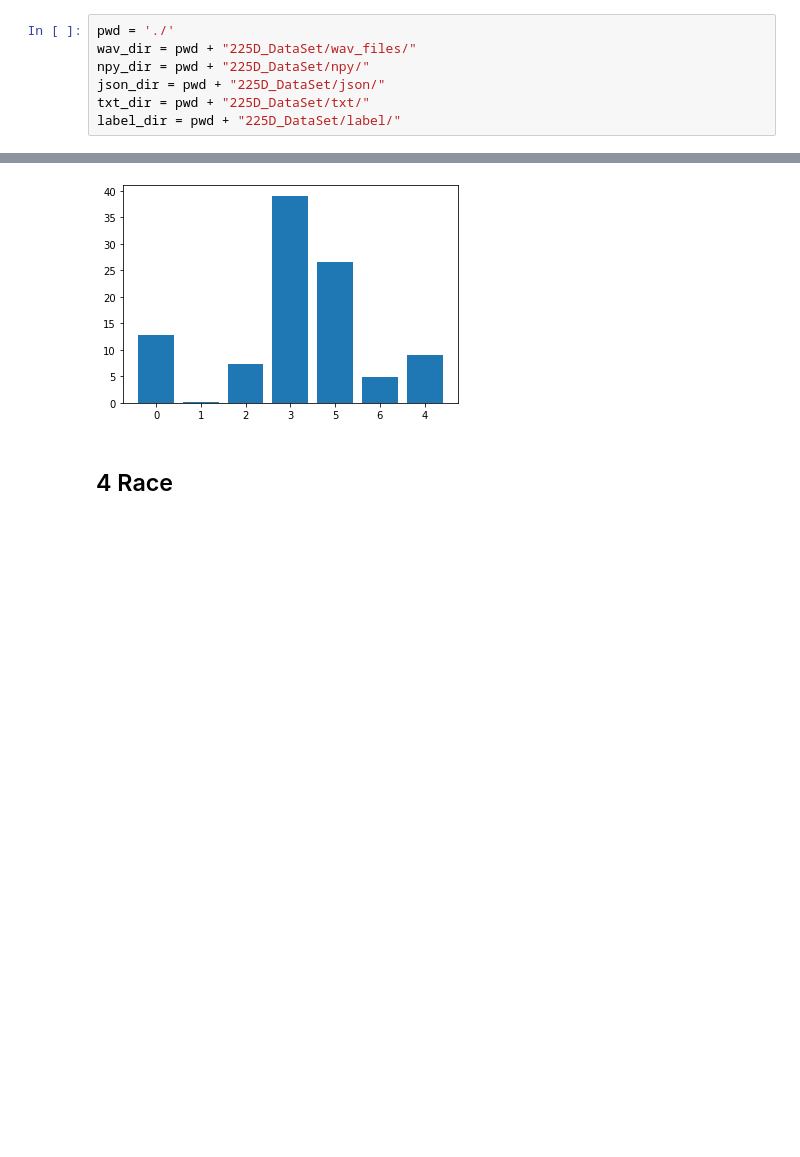
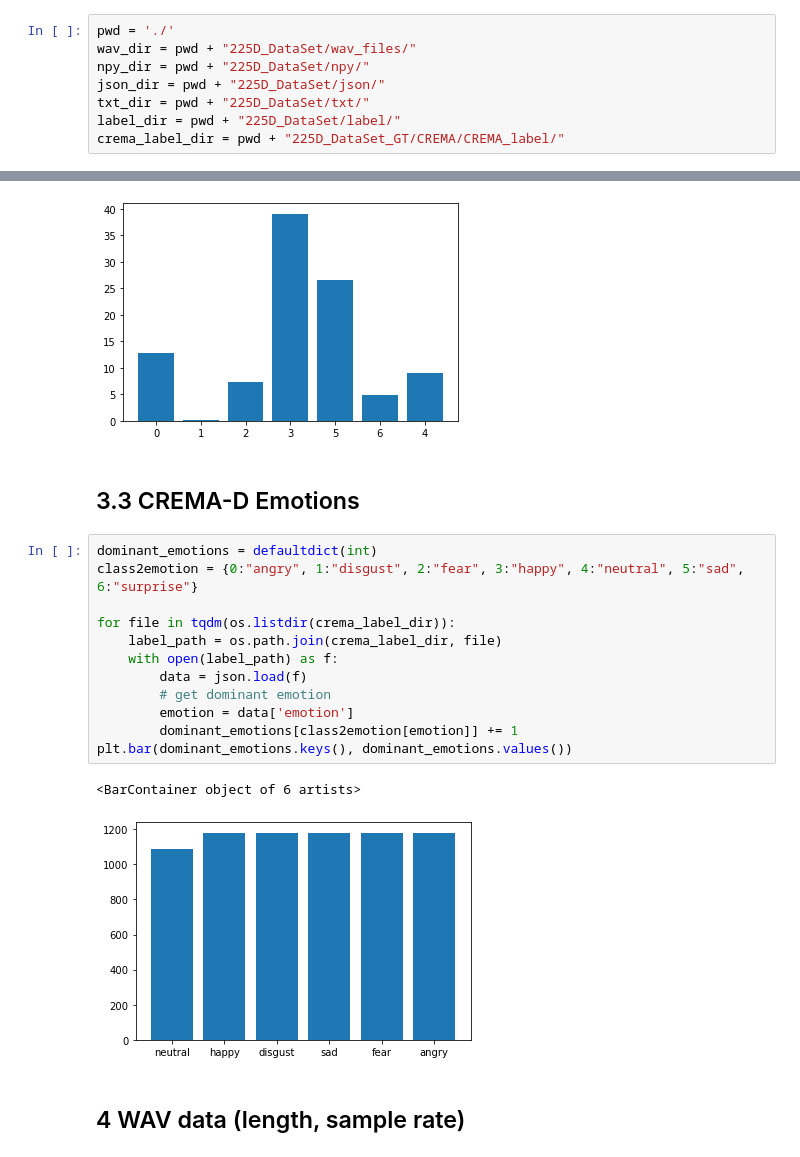
Before and after one commit to YW-Ma/Serika_Estimator, a Jupyter notebook: statistical_data.ipynb, the cells around one changed output, grey strips where cells are left out. Drawn from its saved outputs; the diff is of its cells as text; blank space fills up the shorter version.

```diff
--- a/statistical_data.ipynb
+++ b/statistical_data.ipynb
@@ -31,6 +31,7 @@ npy_dir = pwd + "225D_DataSet/npy/"
 json_dir = pwd + "225D_DataSet/json/"
 txt_dir = pwd + "225D_DataSet/txt/"
 label_dir = pwd + "225D_DataSet/label/"
+crema_label_dir = pwd + "225D_DataSet_GT/CREMA/CREMA_label/"
 # %% [markdown]
 ## 1 Age Group
 # %%
@@ -157,5 +220,22 @@ for file in tqdm(os.listdir(json_dir)):
         continue
 # %% [output]
 [figure]
+# %% [markdown]
+## 3.3 CREMA-D Emotions
+# %%
+dominant_emotions = defaultdict(int)
+class2emotion = {0:"angry", 1:"disgust", 2:"fear", 3:"happy", 4:"neutral", 5:"sad", 6:"surprise"}
+
+for file in tqdm(os.listdir(crema_label_dir)):
+    label_path = os.path.join(crema_label_dir, file)
+    with open(label_path) as f:
+        data = json.load(f)
+        # get dominant emotion
+        emotion = data['emotion']
+        dominant_emotions[class2emotion[emotion]] += 1
+plt.bar(dominant_emotions.keys(), dominant_emotions.values())
+# %% [output]
+<BarContainer object of 6 artists>
+[figure, added]
 # %% [markdown]
-## 4 Race
+## 4 WAV data (length, sample rate)
```
Also changed, not shown: parts of 9 cells of this notebook, 32 other files.
